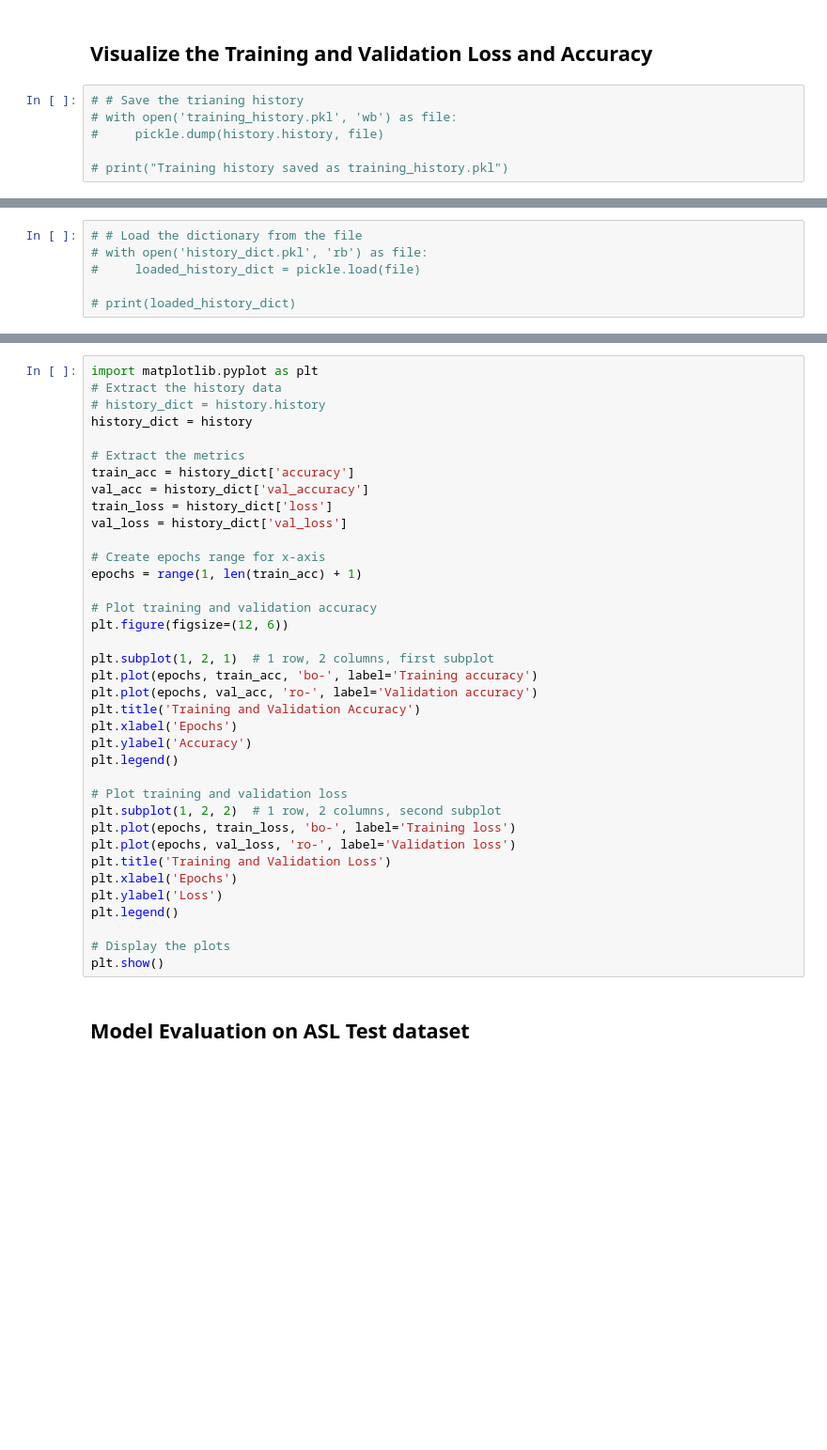
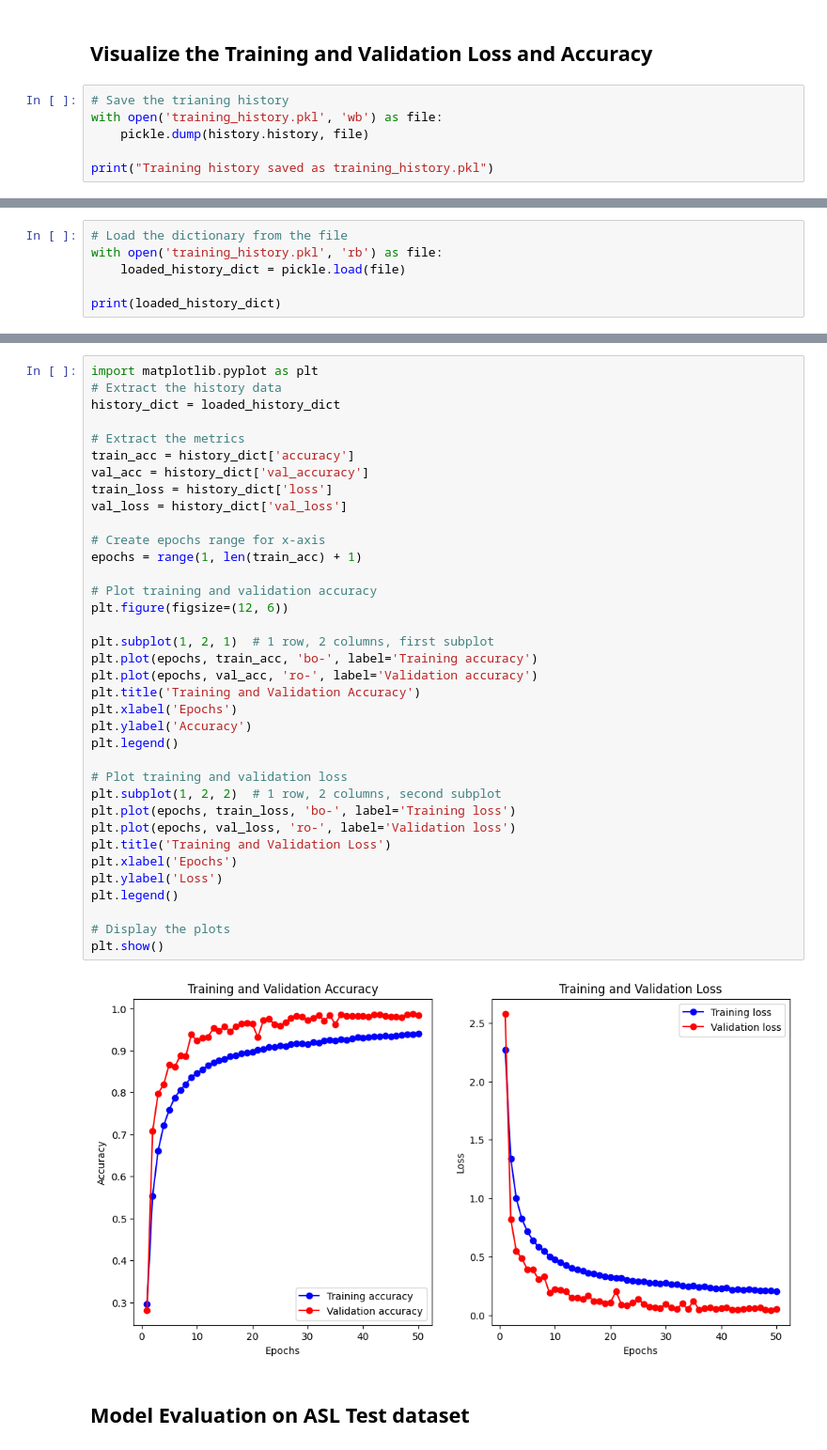
Before and after one commit to Lyfae/AAI-590-Capstone, a Jupyter notebook: ASL/CNN_ASL.ipynb, the cells around one changed output, grey strips where cells are left out. Shown: that part at 94% size. Drawn from its saved outputs; the diff is of its cells as text; blank space fills up the shorter version.

```diff
--- a/ASL/CNN_ASL.ipynb
+++ b/ASL/CNN_ASL.ipynb
@@ -343,8 +361,8 @@ print(history.history)
 # %% [markdown]
 ## Visualize the Training and Validation Loss and Accuracy
 # %%
-# # Save the trianing history
-# with open('training_history.pkl', 'wb') as file:
-#     pickle.dump(history.history, file)
+# Save the trianing history
+with open('training_history.pkl', 'wb') as file:
+    pickle.dump(history.history, file)
 
-# print("Training history saved as training_history.pkl")
+print("Training history saved as training_history.pkl")
@@ -351,6 +371,6 @@ print(history.history)
 # %%
-# # Load the dictionary from the file
-# with open('history_dict.pkl', 'rb') as file:
-#     loaded_history_dict = pickle.load(file)
+# Load the dictionary from the file
+with open('training_history.pkl', 'rb') as file:
+    loaded_history_dict = pickle.load(file)
 
-# print(loaded_history_dict)
+print(loaded_history_dict)
@@ -357,40 +379,41 @@ print(history.history)
 # %%
 import matplotlib.pyplot as plt
 # Extract the history data
-# history_dict = history.history
-history_dict = history
+history_dict = loaded_history_dict
 
 # Extract the metrics
 train_acc = history_dict['accuracy']
 val_acc = history_dict['val_accuracy']
 train_loss = history_dict['loss']
 val_loss = history_dict['val_loss']
 
 # Create epochs range for x-axis
 epochs = range(1, len(train_acc) + 1)
 
 # Plot training and validation accuracy
 plt.figure(figsize=(12, 6))
 
 plt.subplot(1, 2, 1)  # 1 row, 2 columns, first subplot
 plt.plot(epochs, train_acc, 'bo-', label='Training accuracy')
 plt.plot(epochs, val_acc, 'ro-', label='Validation accuracy')
 plt.title('Training and Validation Accuracy')
 plt.xlabel('Epochs')
 plt.ylabel('Accuracy')
 plt.legend()
 
 # Plot training and validation loss
 plt.subplot(1, 2, 2)  # 1 row, 2 columns, second subplot
 plt.plot(epochs, train_loss, 'bo-', label='Training loss')
 plt.plot(epochs, val_loss, 'ro-', label='Validation loss')
 plt.title('Training and Validation Loss')
 plt.xlabel('Epochs')
 plt.ylabel('Loss')
 plt.legend()
 
 # Display the plots
 plt.show()
+# %% [output]
+[figure, added]
 # %% [markdown]
 ## Model Evaluation on ASL Test dataset
 # %%
```
Also changed, not shown: parts of 10 cells of this notebook, 3 other files.
